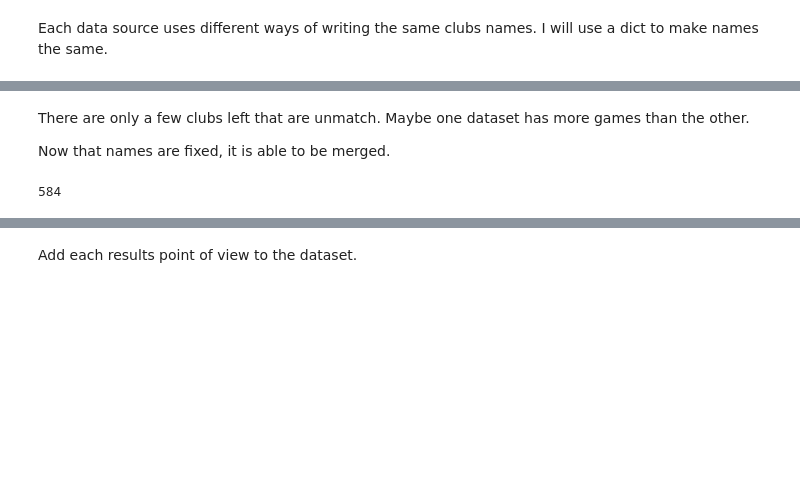
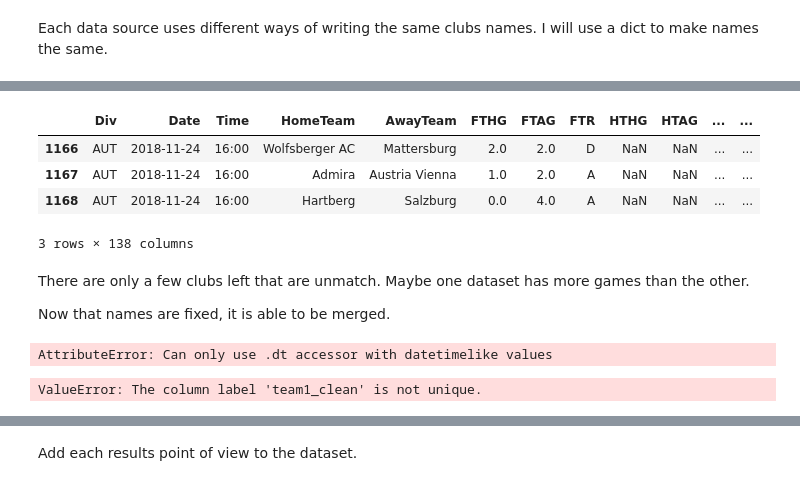
Before and after one commit to matheusccouto/sportsbook, a Jupyter notebook: soccer.ipynb, the cells around one changed output, grey strips where cells are left out. Saved outputs shown, nothing was run; the diff lists cells and outputs as text; code cells hidden in the pictures; blank space fills up the shorter version.

```diff
--- a/soccer.ipynb
+++ b/soccer.ipynb
@@ -124,2 +176,11 @@ df_bet.sample(5)
-# %%
-df_spi = df_spi[df_spi["league"].isin(list(LEAGUES.values()))]
+# %%
+# TEMP
+
+leagues = [league for leagues in LEAGUES.values() for league in leagues]
+other_leagues = [league for leagues in OTHER_LEAGUES.values() for league in leagues]
+
+df_spi = (
+    df_spi
+    .query(f"league in {leagues + other_leagues}")
+    .query(f"date < '{datetime.today().date()}'")
+)
@@ -200,14 +277,19 @@ sorted(sym_diff)
+# %%
+df_bet.query("Date == '2018-11-24' and Div == 'AUT'")
+# %% [output]
+|  | Div | Date | Time | HomeTeam | AwayTeam | FTHG | FTAG | FTR | HTHG | HTAG | ... | ... |
+| 1166 | AUT | 2018-11-24 | 16:00 | Wolfsberger AC | Mattersburg | 2.0 | 2.0 | D | NaN | NaN | ... | ... |
+| 1167 | AUT | 2018-11-24 | 16:00 | Admira | Austria Vienna | 1.0 | 2.0 | A | NaN | NaN | ... | ... |
+| 1168 | AUT | 2018-11-24 | 16:00 | Hartberg | Salzburg | 0.0 | 4.0 | A | NaN | NaN | ... | ... |
+3 rows × 138 columns
 # %% [markdown]
 There are only a few clubs left that are unmatch. Maybe one dataset has more games than the other.
 
 Now that names are fixed, it is able to be merged.
 # %%
 df_bet = df_bet.rename(
-    {"Date": "date", "HomeTeam": "team1", "AwayTeam": "team2"}, axis=1
+    {"Date": "date", "HomeTeam_clean": "team1_clean", "AwayTeam_clean": "team2_clean"}, axis=1
 )
-
-df_bet["date"] = df_bet["date"].dt.date
-df_spi["date"] = df_spi["date"].dt.date
 
 # df_bet_minus = df_bet.copy()
 # df_bet_minus["date"] = df_bet_minus["date"] - pd.Timedelta(days=1)
@@ -217,9 +299,11 @@ df_spi["date"] = df_spi["date"].dt.date
 
 # df_bet = df_bet.append(df_bet_minus)
 # df_bet = df_bet.append(df_bet_plus)
-
-df = df_spi.merge(df_bet, how="inner", on=["date", "team1", "team2"])
-
-print(df_spi.shape[0] - df.shape[0])
 # %% [output]
-584
+AttributeError: Can only use .dt accessor with datetimelike values
+# %%
+df = df_spi.merge(df_bet, how="outer", on=["date", "team1_clean", "team2_clean"], validate="1:1", indicator=True)
+
+print(df_spi.shape[0] - df.shape[0])
+# %% [output]
+ValueError: The column label 'team1_clean' is not unique.
```
Also changed, not shown: parts of 12 cells of this notebook, 2 other files.
